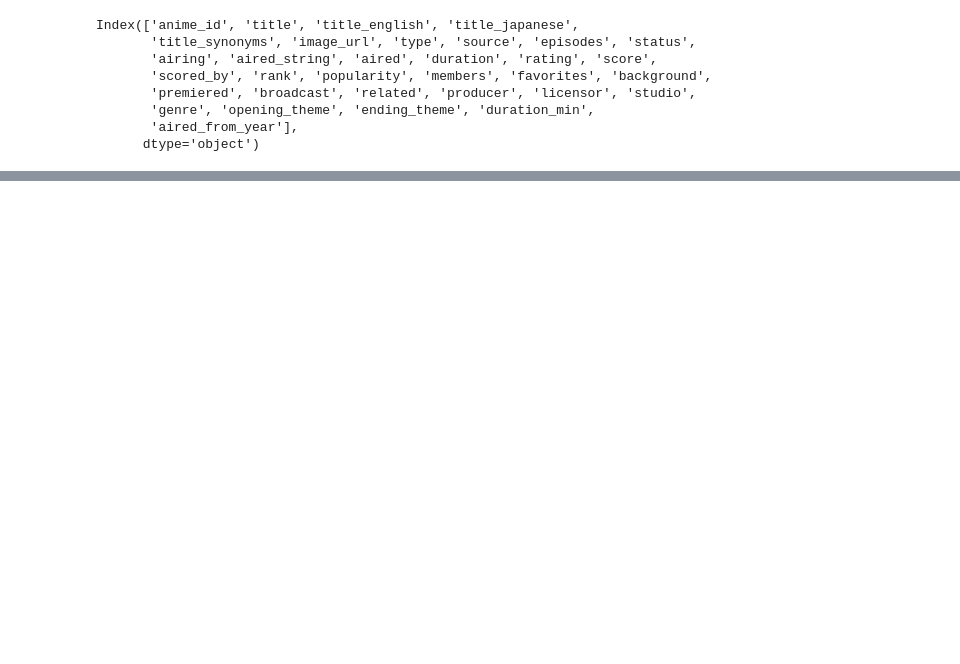
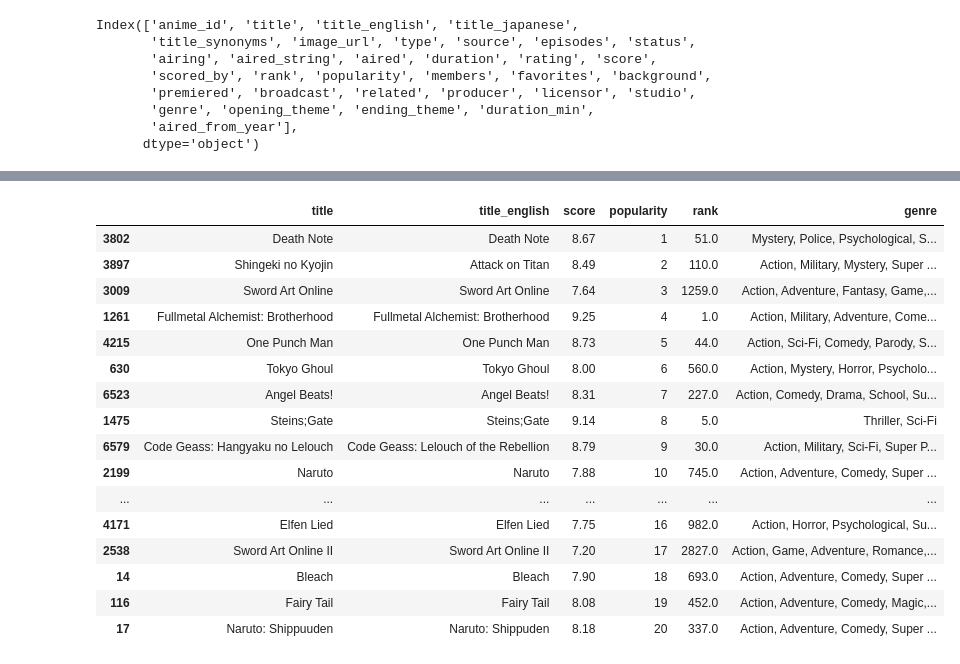
Before and after one commit to fitzypop/anime-jupyter-tutorial, a Jupyter notebook: Anime_Data_Starter.ipynb, the cells around one changed output, grey strips where cells are left out. Saved outputs shown, nothing was run; the diff lists cells and outputs as text; code cells hidden in the pictures; blank space fills up the shorter version.

```diff
--- a/Anime_Data_Starter.ipynb
+++ b/Anime_Data_Starter.ipynb
@@ -23,0 +16,6 @@ ValueError: The truth value of a Series is ambiguous. Use a.empty, a.bool(), a.i
+# %%
+# Looks like there's a bunch of data that I don't need
+# Let's filter the columns down to ones I care about
+columns = ['title', 'title_english', 'score', 'popularity', 'rank', 'genre']
+anime = df[columns]
+anime
@@ -23,0 +36,5 @@ ValueError: The truth value of a Series is ambiguous. Use a.empty, a.bool(), a.i
+# %%
+
+# remove horny movies
+clean_list = anime[~anime.genre.str.contains('Hentai', na=False)]
+clean_list
@@ -23,0 +55,21 @@ ValueError: The truth value of a Series is ambiguous. Use a.empty, a.bool(), a.i
+# %%
+# Now, let's see which ones are the most popular
+clean_list.sort_values('popularity').head(20)
+# %% [output]
+|  | title | title_english | score | popularity | rank | genre |
+| 3802 | Death Note | Death Note | 8.67 | 1 | 51.0 | Mystery, Police, Psychological, S... |
+| 3897 | Shingeki no Kyojin | Attack on Titan | 8.49 | 2 | 110.0 | Action, Military, Mystery, Super ... |
+| 3009 | Sword Art Online | Sword Art Online | 7.64 | 3 | 1259.0 | Action, Adventure, Fantasy, Game,... |
+| 1261 | Fullmetal Alchemist: Brotherhood | Fullmetal Alchemist: Brotherhood | 9.25 | 4 | 1.0 | Action, Military, Adventure, Come... |
+| 4215 | One Punch Man | One Punch Man | 8.73 | 5 | 44.0 | Action, Sci-Fi, Comedy, Parody, S... |
+| 630 | Tokyo Ghoul | Tokyo Ghoul | 8.00 | 6 | 560.0 | Action, Mystery, Horror, Psycholo... |
+| 6523 | Angel Beats! | Angel Beats! | 8.31 | 7 | 227.0 | Action, Comedy, Drama, School, Su... |
+| 1475 | Steins;Gate | Steins;Gate | 9.14 | 8 | 5.0 | Thriller, Sci-Fi |
+| 6579 | Code Geass: Hangyaku no Lelouch | Code Geass: Lelouch of the Rebellion | 8.79 | 9 | 30.0 | Action, Military, Sci-Fi, Super P... |
+| 2199 | Naruto | Naruto | 7.88 | 10 | 745.0 | Action, Adventure, Comedy, Super ... |
+| ... | ... | ... | ... | ... | ... | ... |
+| 4171 | Elfen Lied | Elfen Lied | 7.75 | 16 | 982.0 | Action, Horror, Psychological, Su... |
+| 2538 | Sword Art Online II | Sword Art Online II | 7.20 | 17 | 2827.0 | Action, Game, Adventure, Romance,... |
+| 14 | Bleach | Bleach | 7.90 | 18 | 693.0 | Action, Adventure, Comedy, Super ... |
+| 116 | Fairy Tail | Fairy Tail | 8.08 | 19 | 452.0 | Action, Adventure, Comedy, Magic,... |
+| 17 | Naruto: Shippuuden | Naruto: Shippuden | 8.18 | 20 | 337.0 | Action, Adventure, Comedy, Super ... |
```
Also changed, not shown: parts of 6 cells of this notebook.
